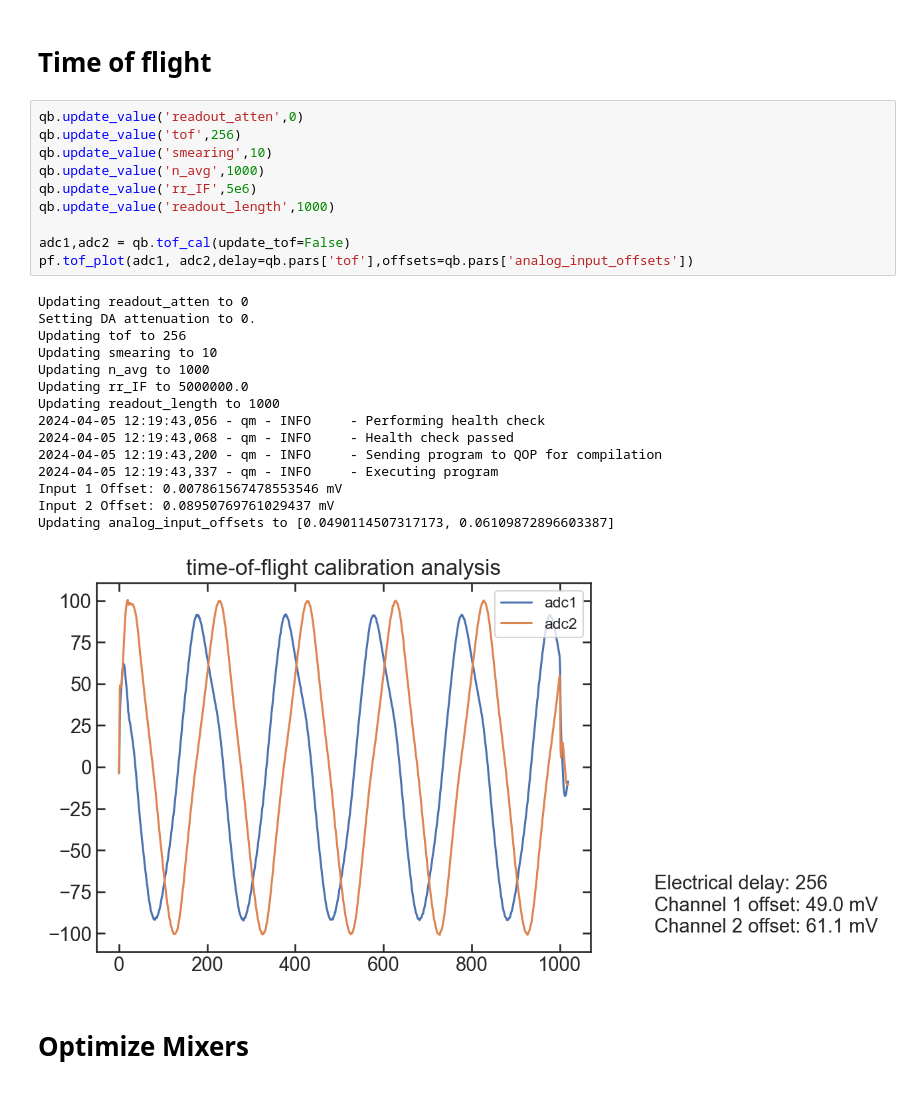
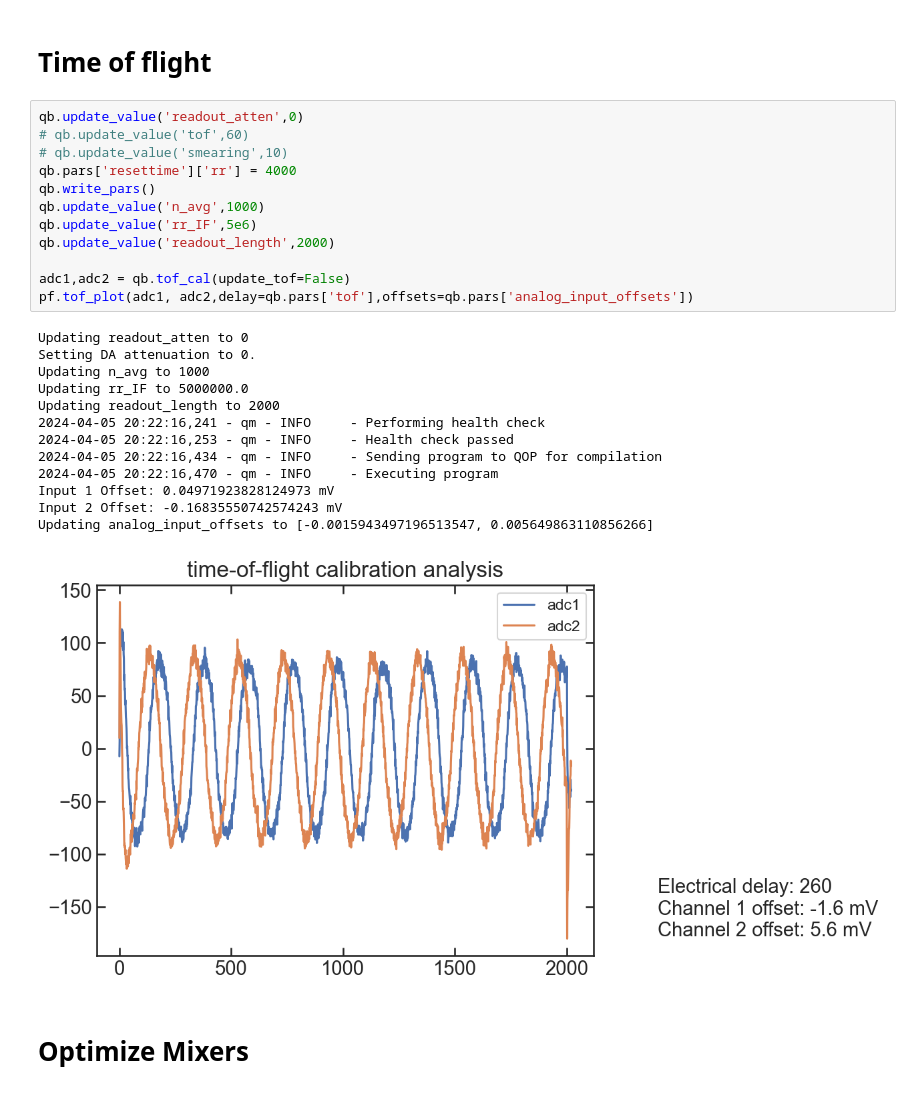
Before and after one commit to LFL-Lab/Dissipator, a Jupyter notebook: darpa_measurements.ipynb, the cells around one changed output. Cells and saved outputs as stored; diff of their text form.

```diff
--- a/darpa_measurements.ipynb
+++ b/darpa_measurements.ipynb
@@ -36,30 +36,30 @@ Setting DA attenuation to 0.
 # Time of flight
 # %%
 qb.update_value('readout_atten',0)
-qb.update_value('tof',256)
-qb.update_value('smearing',10)
+# qb.update_value('tof',60)
+# qb.update_value('smearing',10)
+qb.pars['resettime']['rr'] = 4000
+qb.write_pars()
 qb.update_value('n_avg',1000)
 qb.update_value('rr_IF',5e6)
-qb.update_value('readout_length',1000)
+qb.update_value('readout_length',2000)
 
 adc1,adc2 = qb.tof_cal(update_tof=False)
 pf.tof_plot(adc1, adc2,delay=qb.pars['tof'],offsets=qb.pars['analog_input_offsets'])
 # %% [output]
 Updating readout_atten to 0
 Setting DA attenuation to 0.
-Updating tof to 256
-Updating smearing to 10
 Updating n_avg to 1000
 Updating rr_IF to 5000000.0
-Updating readout_length to 1000
-2024-04-05 12:19:43,056 - qm - INFO     - Performing health check
-2024-04-05 12:19:43,068 - qm - INFO     - Health check passed
-2024-04-05 12:19:43,200 - qm - INFO     - Sending program to QOP for compilation
-2024-04-05 12:19:43,337 - qm - INFO     - Executing program
-Input 1 Offset: 0.007861567478553546 mV
-Input 2 Offset: 0.08950769761029437 mV
-Updating analog_input_offsets to [0.0490114507317173, 0.06109872896603387]
+Updating readout_length to 2000
+2024-04-05 20:22:16,241 - qm - INFO     - Performing health check
+2024-04-05 20:22:16,253 - qm - INFO     - Health check passed
+2024-04-05 20:22:16,434 - qm - INFO     - Sending program to QOP for compilation
+2024-04-05 20:22:16,470 - qm - INFO     - Executing program
+Input 1 Offset: 0.04971923828124973 mV
+Input 2 Offset: -0.16835550742574243 mV
+Updating analog_input_offsets to [-0.0015943497196513547, 0.005649863110856266]
-[figure, old version]
+[figure, new version]
 # %% [markdown]
 # Optimize Mixers
 # %% [markdown]
```
Also changed, not shown: parts of 13 cells of this notebook, 11 other files.
